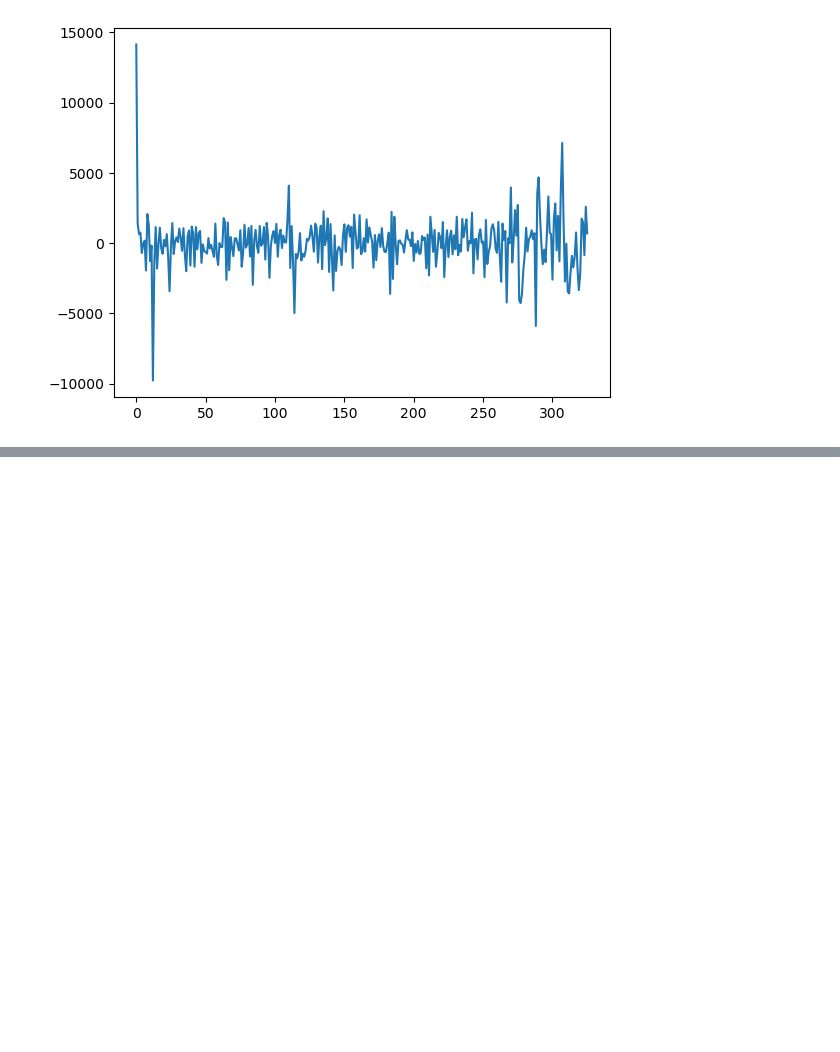
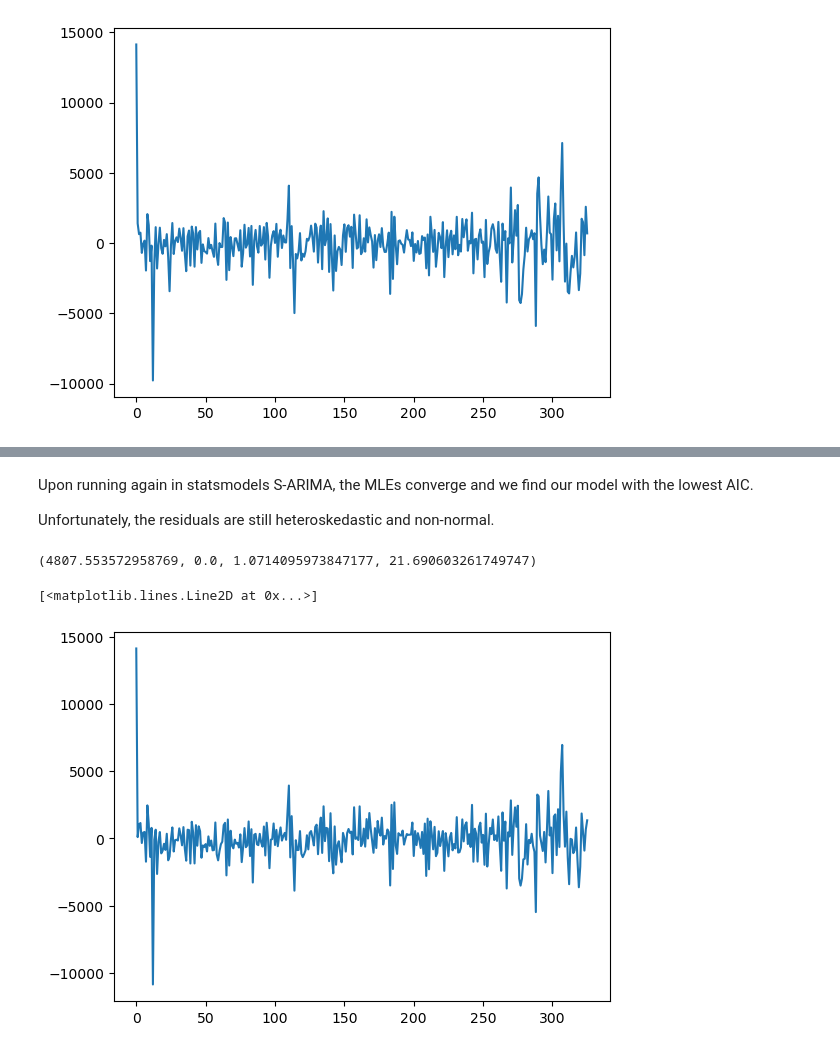
Before and after one commit to charlieollerenshaw/st451-project, a Jupyter notebook: tradebalanceregression.ipynb, the cells around one changed output, grey strips where cells are left out. Drawn from its saved outputs; the diff is of its cells as text; code cells hidden in the pictures; blank space fills up the shorter version.

```diff
--- a/tradebalanceregression.ipynb
+++ b/tradebalanceregression.ipynb
@@ -127,0 +162,10 @@ This has a few problems as
+# %%
+model_alt = SARIMAX(
+    Y_train,
+    order=(1,1,1),
+    seasonal_order=(2,1,2,12)
+).fit(maxiter=500, disp=False)
+print(model_alt.aic)
+
+print(model_alt.mle_retvals)
+model_alt.summary()
@@ -127,0 +199,18 @@ This has a few problems as
+# %% [markdown]
+Upon running again in statsmodels S-ARIMA, the MLEs converge and we find our model with the lowest AIC.
+
+Unfortunately, the residuals are still heteroskedastic and non-normal.
+# %%
+residuals = model_alt.resid
+
+# Perform the Jarque-Bera test
+jb_test = sm.stats.stattools.jarque_bera(residuals)
+
+# Print the results
+print(jb_test)
+
+plt.plot(residuals)
+# %% [output]
+(4807.553572958769, 0.0, 1.0714095973847177, 21.690603261749747)
+[<matplotlib.lines.Line2D at 0x...>]
+[figure, added]
```
Also changed, not shown: parts of 5 cells of this notebook.
